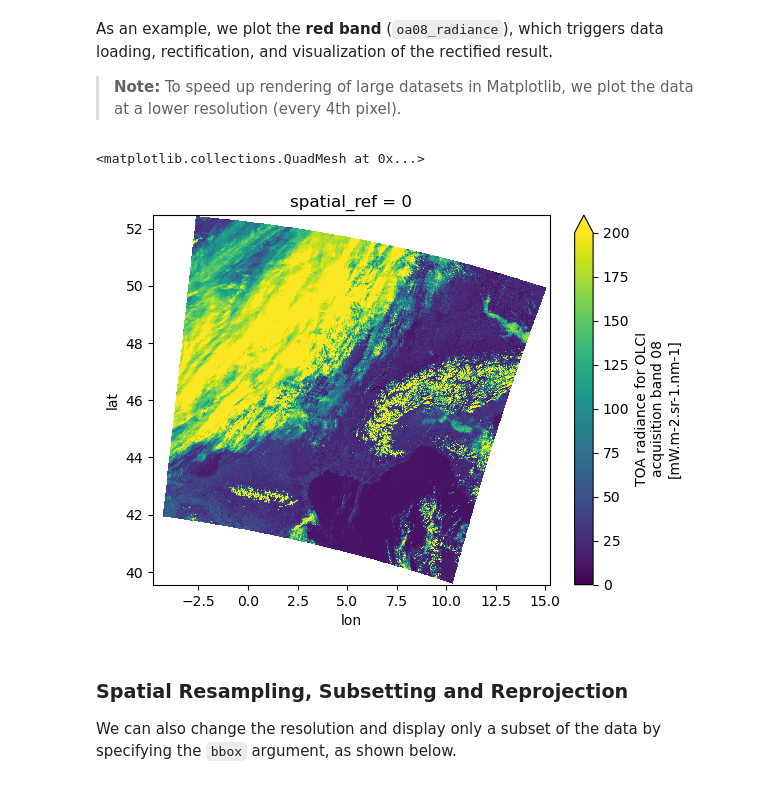
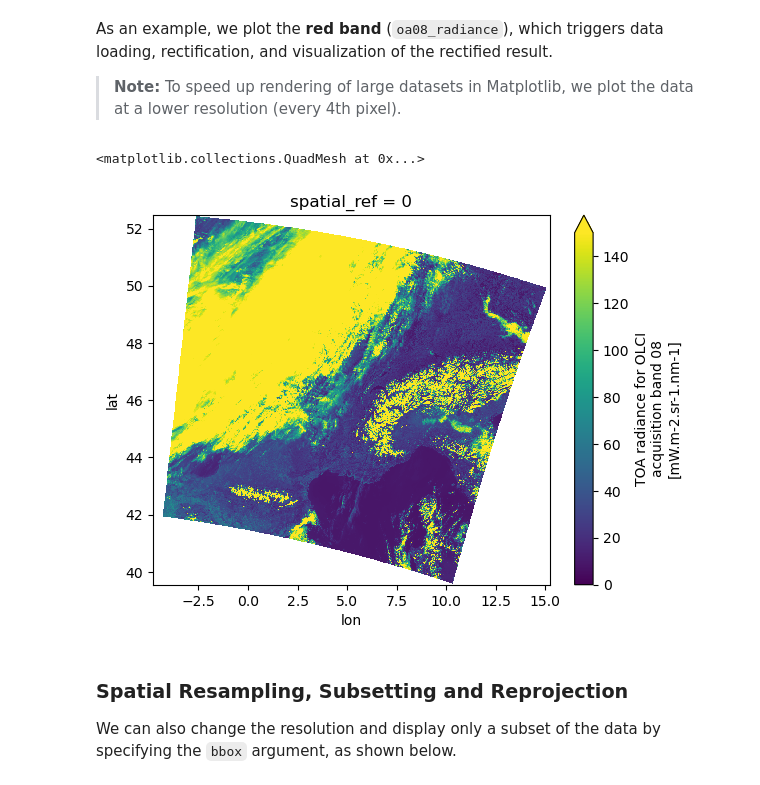
Before and after one commit to EOPF-Sample-Service/xarray-eopf, a Jupyter notebook: docs/examples/sentinel_3_analysis.ipynb, the cells around one changed output. Drawn from its saved outputs; the diff is of its cells as text; code cells hidden in the pictures.

```diff
--- a/docs/examples/sentinel_3_analysis.ipynb
+++ b/docs/examples/sentinel_3_analysis.ipynb
@@ -101,10 +104,10 @@ As an example, we plot the **red band** (`oa08_radiance`), which triggers data l
 
 > **Note:** To speed up rendering of large datasets in Matplotlib, we plot the data at a lower resolution (every 4th pixel).
 # %%
-ds.oa08_radiance[::4, ::4].plot(vmin=0., vmax=200.)
+ds.oa08_radiance[::4, ::4].plot(vmin=0., vmax=150.)
 # %% [output]
 <matplotlib.collections.QuadMesh at 0x...>
-[figure, old version]
+[figure, new version]
 # %% [markdown]
 ### Spatial Resampling, Subsetting and Reprojection
 
```
Also changed, not shown: parts of 22 cells of this notebook, 5 other files.
